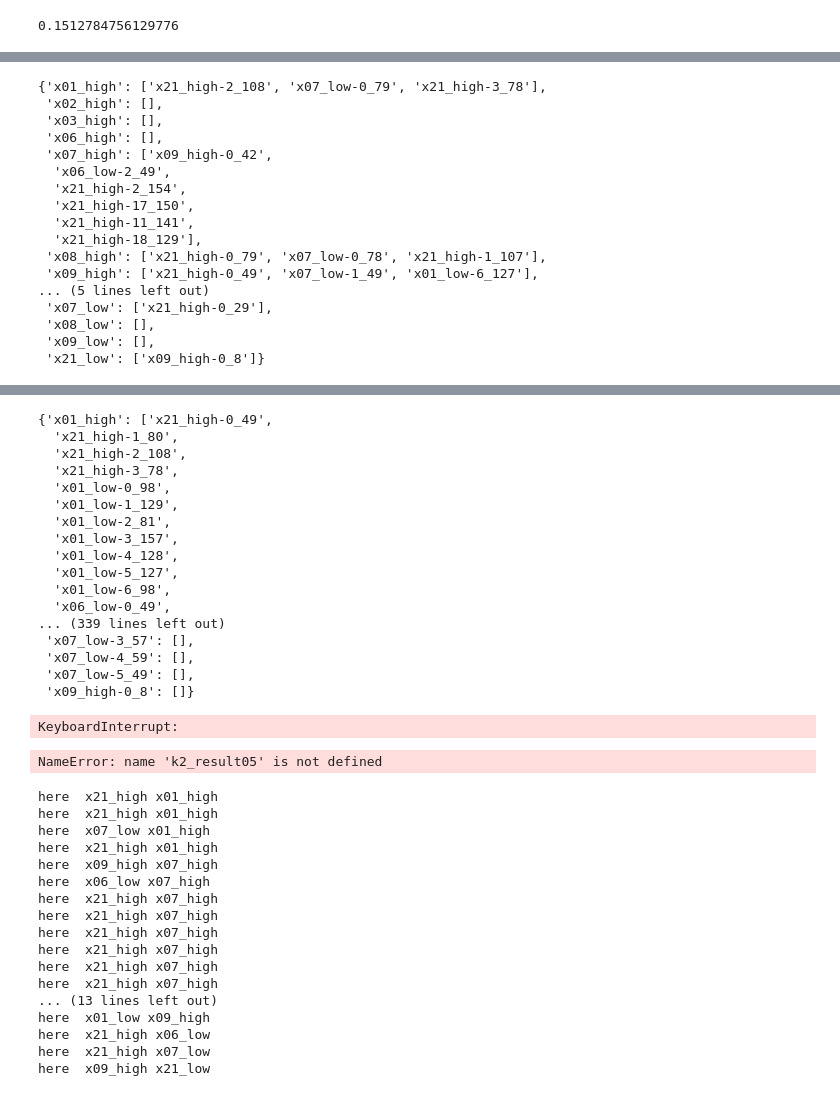
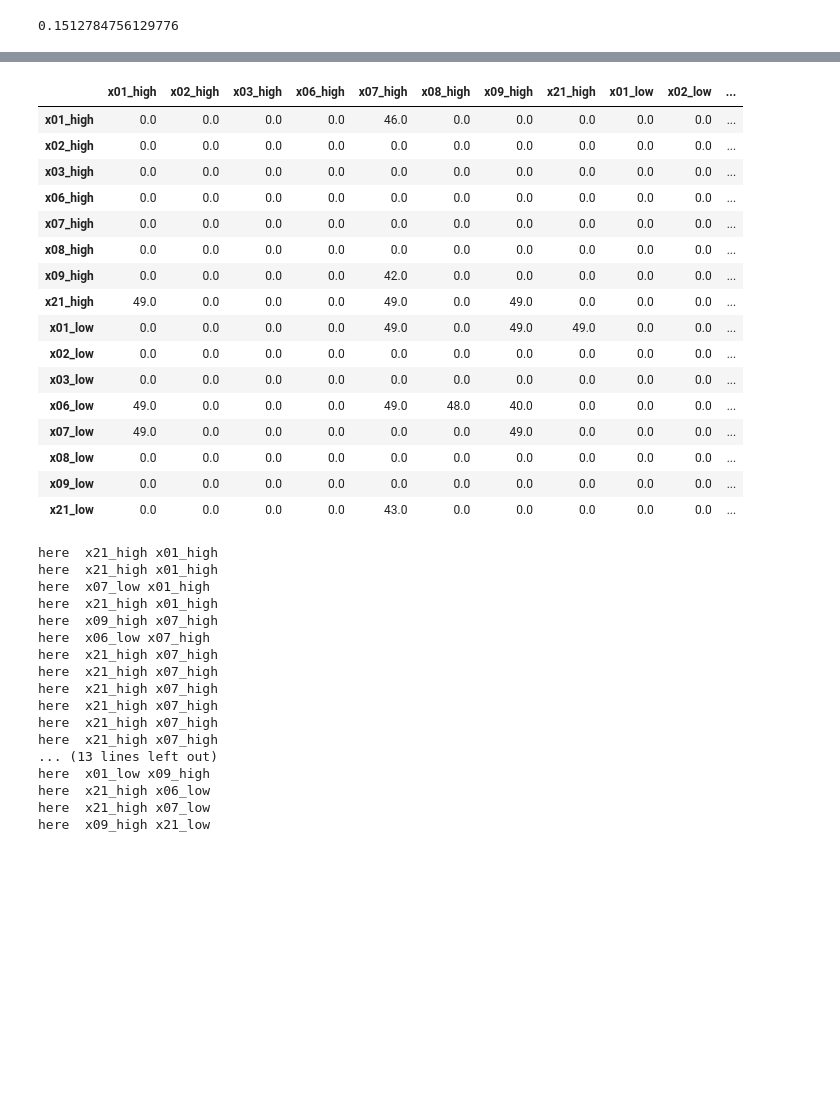
Before and after one commit to ruteee/pesquisa, a Jupyter notebook: TransEntropy_mod.ipynb, the cells around one changed output, grey strips where cells are left out. Cells and saved outputs as stored; diff of their text form; code cells hidden in the pictures; blank space fills up the shorter version.

```diff
--- a/TransEntropy_mod.ipynb
+++ b/TransEntropy_mod.ipynb
@@ -694,26 +734,6 @@ g_bef = graph_simple(df_lags_final, eng='dot',size='10,10', lbl=True)
 g_bef
 # %% [output]
 [drawing not drawn]
-# %%
-k2_result
-# %% [output]
-{'x01_high': ['x21_high-2_108', 'x07_low-0_79', 'x21_high-3_78'],
- 'x02_high': [],
- 'x03_high': [],
- 'x06_high': [],
- 'x07_high': ['x09_high-0_42',
-  'x06_low-2_49',
-  'x21_high-2_154',
-  'x21_high-17_150',
-  'x21_high-11_141',
-  'x21_high-18_129'],
- 'x08_high': ['x21_high-0_79', 'x07_low-0_78', 'x21_high-1_107'],
- 'x09_high': ['x21_high-0_49', 'x07_low-1_49', 'x01_low-6_127'],
-... (5 lines left out)
- 'x07_low': ['x21_high-0_29'],
- 'x08_low': [],
- 'x09_low': [],
- 'x21_low': ['x09_high-0_8']}
 # %%
 graph_simple(df_lags_final, eng='circo', lbl=True)
 # %% [output]
@@ -721,23 +741,25 @@ graph_simple(df_lags_final, eng='circo', lbl=True)
 # %%
 dict_all_lags = get_all_shifts(df_lags_final.columns, df_lags_final.copy())
 k2_te_tree = te.gen_tree_from_lags(dict_all_lags)
+# %%
+df_lags_final
+# %% [output]
+|  | x01_high | x02_high | x03_high | x06_high | x07_high | x08_high | x09_high | x21_high | x01_low | x02_low | ... |
+| x01_high | 0.0 | 0.0 | 0.0 | 0.0 | 46.0 | 0.0 | 0.0 | 0.0 | 0.0 | 0.0 | ... |
+| x02_high | 0.0 | 0.0 | 0.0 | 0.0 | 0.0 | 0.0 | 0.0 | 0.0 | 0.0 | 0.0 | ... |
+| x03_high | 0.0 | 0.0 | 0.0 | 0.0 | 0.0 | 0.0 | 0.0 | 0.0 | 0.0 | 0.0 | ... |
+| x06_high | 0.0 | 0.0 | 0.0 | 0.0 | 0.0 | 0.0 | 0.0 | 0.0 | 0.0 | 0.0 | ... |
+| x07_high | 0.0 | 0.0 | 0.0 | 0.0 | 0.0 | 0.0 | 0.0 | 0.0 | 0.0 | 0.0 | ... |
+| x08_high | 0.0 | 0.0 | 0.0 | 0.0 | 0.0 | 0.0 | 0.0 | 0.0 | 0.0 | 0.0 | ... |
+| x09_high | 0.0 | 0.0 | 0.0 | 0.0 | 42.0 | 0.0 | 0.0 | 0.0 | 0.0 | 0.0 | ... |
+| x21_high | 49.0 | 0.0 | 0.0 | 0.0 | 49.0 | 0.0 | 49.0 | 0.0 | 0.0 | 0.0 | ... |
+| x01_low | 0.0 | 0.0 | 0.0 | 0.0 | 49.0 | 0.0 | 49.0 | 49.0 | 0.0 | 0.0 | ... |
+| x02_low | 0.0 | 0.0 | 0.0 | 0.0 | 0.0 | 0.0 | 0.0 | 0.0 | 0.0 | 0.0 | ... |
+| x03_low | 0.0 | 0.0 | 0.0 | 0.0 | 0.0 | 0.0 | 0.0 | 0.0 | 0.0 | 0.0 | ... |
+| x06_low | 49.0 | 0.0 | 0.0 | 0.0 | 49.0 | 48.0 | 40.0 | 0.0 | 0.0 | 0.0 | ... |
+| x07_low | 49.0 | 0.0 | 0.0 | 0.0 | 0.0 | 0.0 | 49.0 | 0.0 | 0.0 | 0.0 | ... |
+| x08_low | 0.0 | 0.0 | 0.0 | 0.0 | 0.0 | 0.0 | 0.0 | 0.0 | 0.0 | 0.0 | ... |
+| x09_low | 0.0 | 0.0 | 0.0 | 0.0 | 0.0 | 0.0 | 0.0 | 0.0 | 0.0 | 0.0 | ... |
+| x21_low | 0.0 | 0.0 | 0.0 | 0.0 | 43.0 | 0.0 | 0.0 | 0.0 | 0.0 | 0.0 | ... |
 # %%
- k2_te_tree
+#  k2_te_tree
-# %% [output]
-{'x01_high': ['x21_high-0_49',
-  'x21_high-1_80',
-  'x21_high-2_108',
-  'x21_high-3_78',
-  'x01_low-0_98',
-  'x01_low-1_129',
-  'x01_low-2_81',
-  'x01_low-3_157',
-  'x01_low-4_128',
-  'x01_low-5_127',
-  'x01_low-6_98',
-  'x06_low-0_49',
-... (339 lines left out)
- 'x07_low-3_57': [],
- 'x07_low-4_59': [],
- 'x07_low-5_49': [],
- 'x09_high-0_8': []}
@@ -747,10 +766,2 @@ import re
-# %%
-k2_result_05 = k2.k2(df_alm_mean5, k2_te_tree, df_lags_final, 0.5)
-# %% [output]
-KeyboardInterrupt:
-# %%
-k2_result05
-# %% [output]
-NameError: name 'k2_result05' is not defined
 # %%
 #k2 save
```
Also changed, not shown: parts of 16 cells of this notebook, 2 other files.
